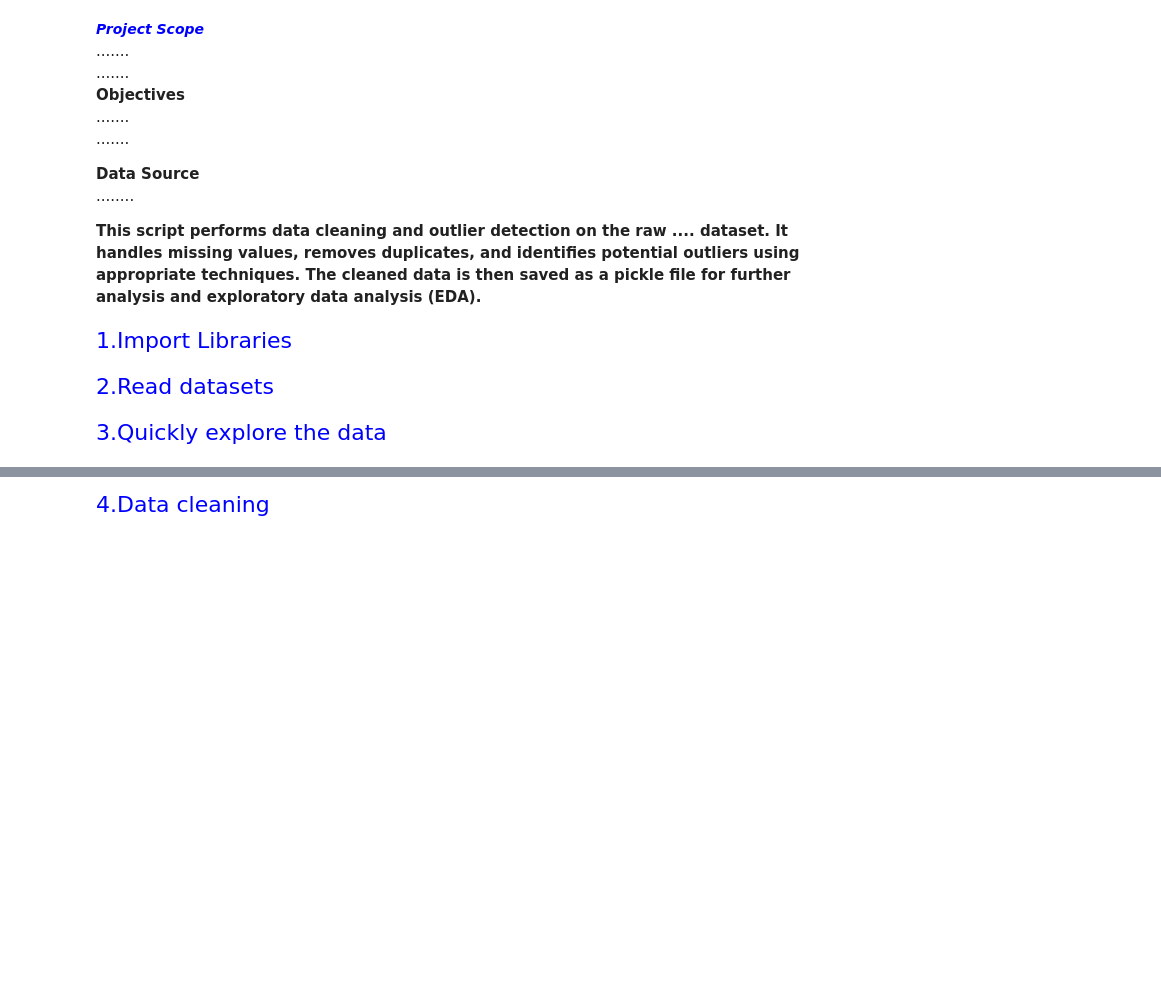
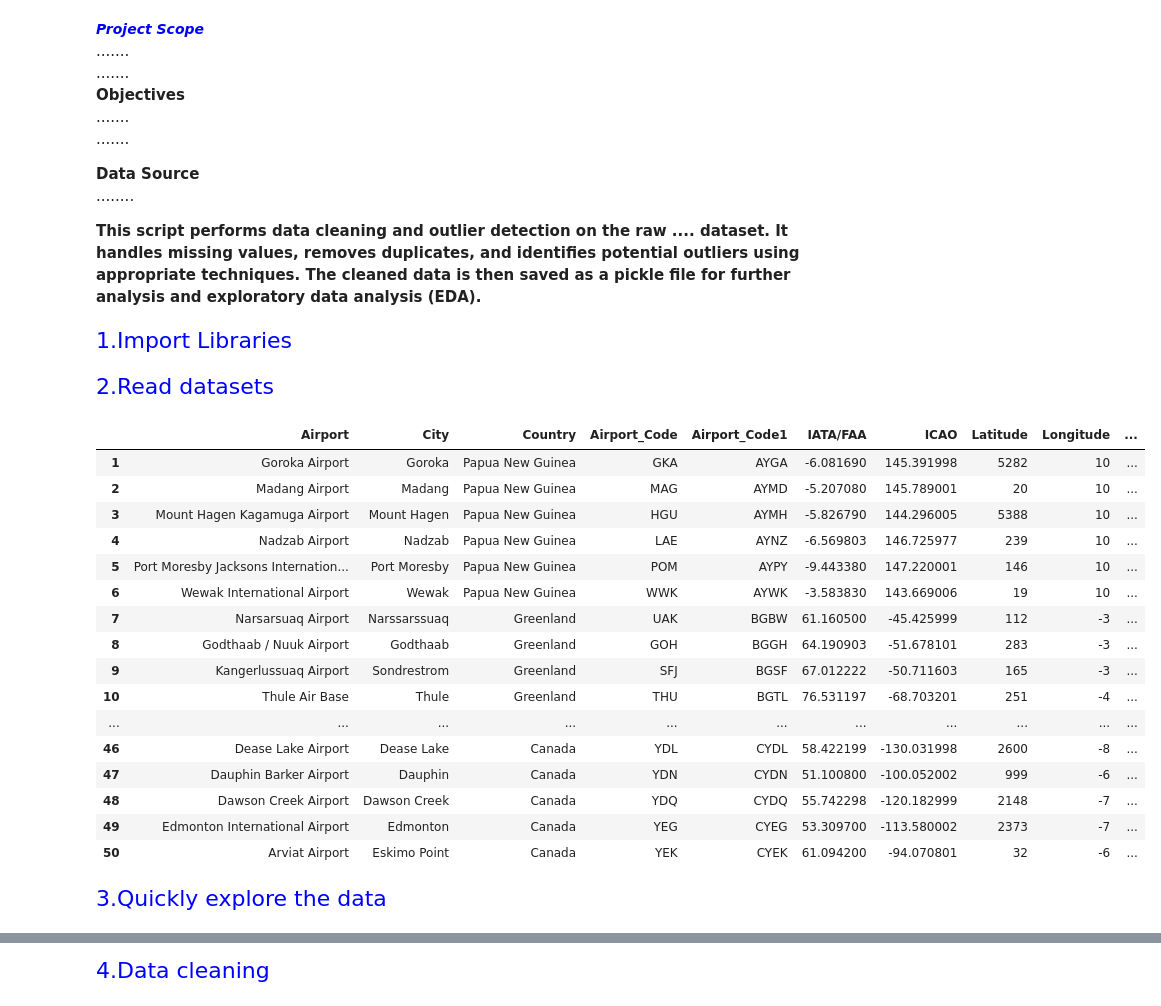
Before and after one commit to SaharLatifi/US-International-Air-Traffic-Analysis, a Jupyter notebook: 03 Scripts/Python/USInternationalAirTraffic_DataPreparation.ipynb, the cells around one changed output, grey strips where cells are left out. Cells and saved outputs as stored; diff of their text form; code cells hidden in the pictures; blank space fills up the shorter version.

```diff
--- a/03 Scripts/Python/USInternationalAirTraffic_DataPreparation.ipynb
+++ b/03 Scripts/Python/USInternationalAirTraffic_DataPreparation.ipynb
@@ -21,7 +22,5 @@ import numpy as np
 import holidays
 from pyproj import Proj, transform
 from datetime import datetime
-# %% [markdown]
-<span style="font-size: 22px;color:blue">2.Read datasets</span>
-# %% [markdown]
-<span style="font-size: 22px;color:blue">3.Quickly explore the data  </span>
+# %% [markdown]
+<span style="font-size: 22px;color:blue">2.Read datasets</span>
@@ -27,0 +31,27 @@ from datetime import datetime
+# %%
+# I'm adding this dataset as a refrence to the world's airports to validate the related columns of the dataset
+# Define column names as a list
+column_names = ["Airport", "City", "Country", "Airport_Code", "Airport_Code1", "IATA/FAA", "ICAO", "Latitude", "Longitude", "Altitude", "Timezone", "DST", "Tz_database_time_zone"]
+# Read the file and specify that there is no header in the file
+airports = pd.read_csv("https://raw.githubusercontent.com/jpatokal/openflights/master/data/airports.dat", names=column_names, header=None)
+airports.head(50)
+# %% [output]
+|  | Airport | City | Country | Airport_Code | Airport_Code1 | IATA/FAA | ICAO | Latitude | Longitude | ... |
+| 1 | Goroka Airport | Goroka | Papua New Guinea | GKA | AYGA | -6.081690 | 145.391998 | 5282 | 10 | ... |
+| 2 | Madang Airport | Madang | Papua New Guinea | MAG | AYMD | -5.207080 | 145.789001 | 20 | 10 | ... |
+| 3 | Mount Hagen Kagamuga Airport | Mount Hagen | Papua New Guinea | HGU | AYMH | -5.826790 | 144.296005 | 5388 | 10 | ... |
+| 4 | Nadzab Airport | Nadzab | Papua New Guinea | LAE | AYNZ | -6.569803 | 146.725977 | 239 | 10 | ... |
+| 5 | Port Moresby Jacksons Internation... | Port Moresby | Papua New Guinea | POM | AYPY | -9.443380 | 147.220001 | 146 | 10 | ... |
+| 6 | Wewak International Airport | Wewak | Papua New Guinea | WWK | AYWK | -3.583830 | 143.669006 | 19 | 10 | ... |
+| 7 | Narsarsuaq Airport | Narssarssuaq | Greenland | UAK | BGBW | 61.160500 | -45.425999 | 112 | -3 | ... |
+| 8 | Godthaab / Nuuk Airport | Godthaab | Greenland | GOH | BGGH | 64.190903 | -51.678101 | 283 | -3 | ... |
+| 9 | Kangerlussuaq Airport | Sondrestrom | Greenland | SFJ | BGSF | 67.012222 | -50.711603 | 165 | -3 | ... |
+| 10 | Thule Air Base | Thule | Greenland | THU | BGTL | 76.531197 | -68.703201 | 251 | -4 | ... |
+| ... | ... | ... | ... | ... | ... | ... | ... | ... | ... | ... |
+| 46 | Dease Lake Airport | Dease Lake | Canada | YDL | CYDL | 58.422199 | -130.031998 | 2600 | -8 | ... |
+| 47 | Dauphin Barker Airport | Dauphin | Canada | YDN | CYDN | 51.100800 | -100.052002 | 999 | -6 | ... |
+| 48 | Dawson Creek Airport | Dawson Creek | Canada | YDQ | CYDQ | 55.742298 | -120.182999 | 2148 | -7 | ... |
+| 49 | Edmonton International Airport | Edmonton | Canada | YEG | CYEG | 53.309700 | -113.580002 | 2373 | -7 | ... |
+| 50 | Arviat Airport | Eskimo Point | Canada | YEK | CYEK | 61.094200 | -94.070801 | 32 | -6 | ... |
+# %% [markdown]
+<span style="font-size: 22px;color:blue">3.Quickly explore the data</span>
```
Also changed, not shown: parts of 33 cells of this notebook, 1 other file.
